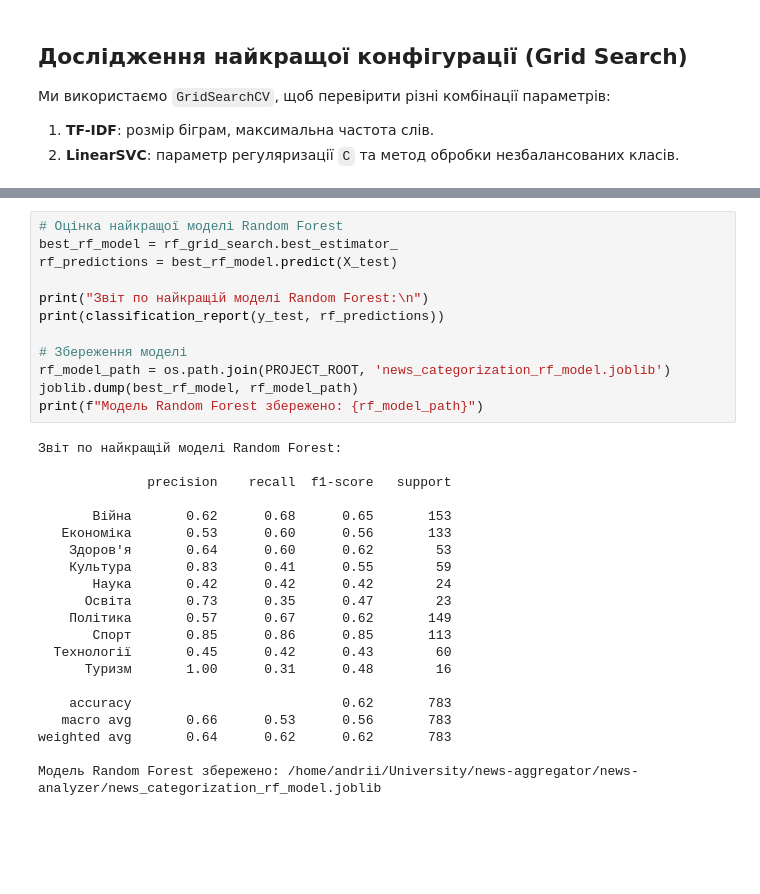
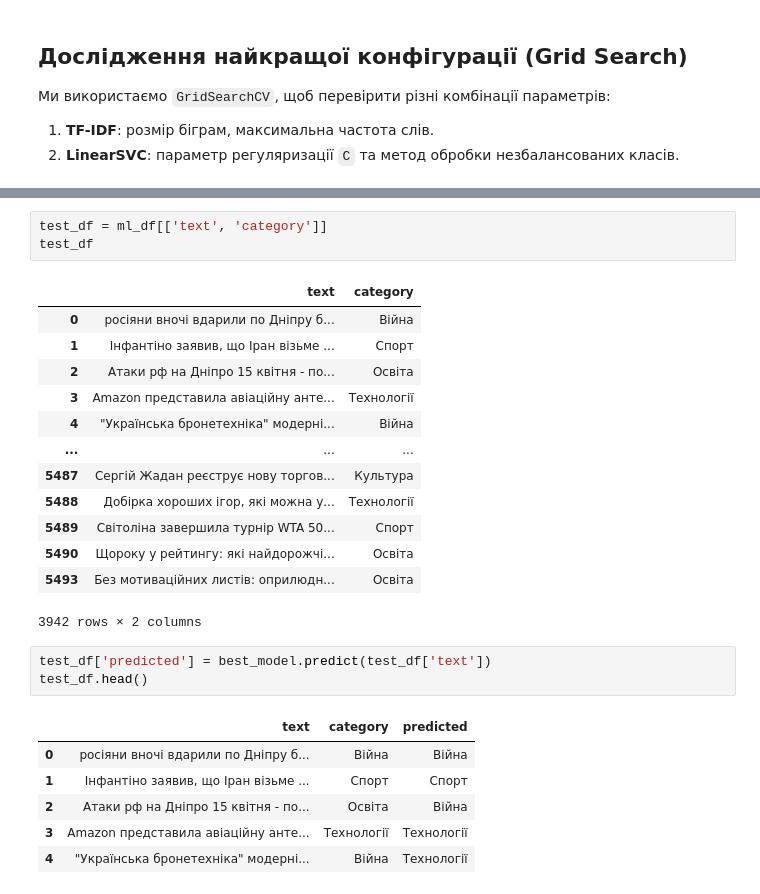
Before and after one commit to ShavuhaS/news-analyzer, a Jupyter notebook: training/training.ipynb, the cells around one changed output, grey strips where cells are left out. Saved outputs shown, nothing was run; the diff lists cells and outputs as text; blank space fills up the shorter version.

```diff
--- a/training/training.ipynb
+++ b/training/training.ipynb
@@ -512,33 +472,27 @@ Fitting 5 folds for each of 36 candidates, totalling 180 fits
-# %%
-# Оцінка найкращої моделі Random Forest
-best_rf_model = rf_grid_search.best_estimator_
-rf_predictions = best_rf_model.predict(X_test)
-
-print("Звіт по найкращій моделі Random Forest:\n")
-print(classification_report(y_test, rf_predictions))
-
-# Збереження моделі
-rf_model_path = os.path.join(PROJECT_ROOT, 'news_categorization_rf_model.joblib')
-joblib.dump(best_rf_model, rf_model_path)
-print(f"Модель Random Forest збережено: {rf_model_path}")
-# %% [output]
-Звіт по найкращій моделі Random Forest:
-
-              precision    recall  f1-score   support
-
-       Війна       0.62      0.68      0.65       153
-   Економіка       0.53      0.60      0.56       133
-    Здоров'я       0.64      0.60      0.62        53
-    Культура       0.83      0.41      0.55        59
-       Наука       0.42      0.42      0.42        24
-      Освіта       0.73      0.35      0.47        23
-    Політика       0.57      0.67      0.62       149
-       Спорт       0.85      0.86      0.85       113
-  Технології       0.45      0.42      0.43        60
-      Туризм       1.00      0.31      0.48        16
-
-    accuracy                           0.62       783
-   macro avg       0.66      0.53      0.56       783
-weighted avg       0.64      0.62      0.62       783
-
-Модель Random Forest збережено: /home/andrii/University/news-aggregator/news-analyzer/news_categorization_rf_model.joblib
+# %%
+test_df = ml_df[['text', 'category']]
+test_df
+# %% [output]
+|  | text | category |
+| 0 | росіяни вночі вдарили по Дніпру б... | Війна |
+| 1 | Інфантіно заявив, що Іран візьме ... | Спорт |
+| 2 | Атаки рф на Дніпро 15 квітня - по... | Освіта |
+| 3 | Amazon представила авіаційну анте... | Технології |
+| 4 | "Українська бронетехніка" модерні... | Війна |
+| ... | ... | ... |
+| 5487 | Cергій Жадан реєструє нову торгов... | Культура |
+| 5488 | Добірка хороших ігор, які можна у... | Технології |
+| 5489 | Світоліна завершила турнір WTA 50... | Спорт |
+| 5490 | Щороку у рейтингу: які найдорожчі... | Освіта |
+| 5493 | Без мотиваційних листів: оприлюдн... | Освіта |
+3942 rows × 2 columns
+# %%
+test_df['predicted'] = best_model.predict(test_df['text'])
+test_df.head()
+# %% [output]
+|  | text | category | predicted |
+| 0 | росіяни вночі вдарили по Дніпру б... | Війна | Війна |
+| 1 | Інфантіно заявив, що Іран візьме ... | Спорт | Спорт |
+| 2 | Атаки рф на Дніпро 15 квітня - по... | Освіта | Війна |
+| 3 | Amazon представила авіаційну анте... | Технології | Технології |
+| 4 | "Українська бронетехніка" модерні... | Війна | Технології |
```
Also changed, not shown: parts of 15 cells of this notebook, 1 other file.
